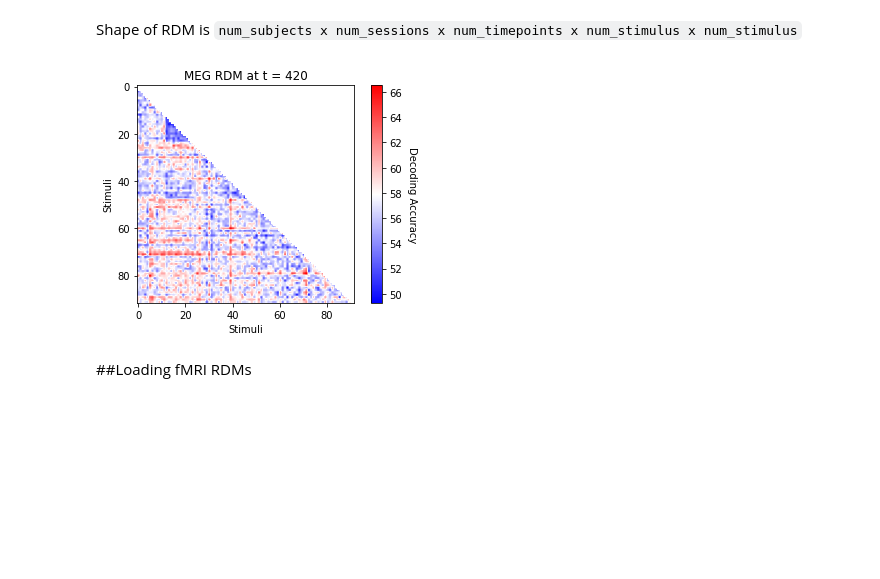
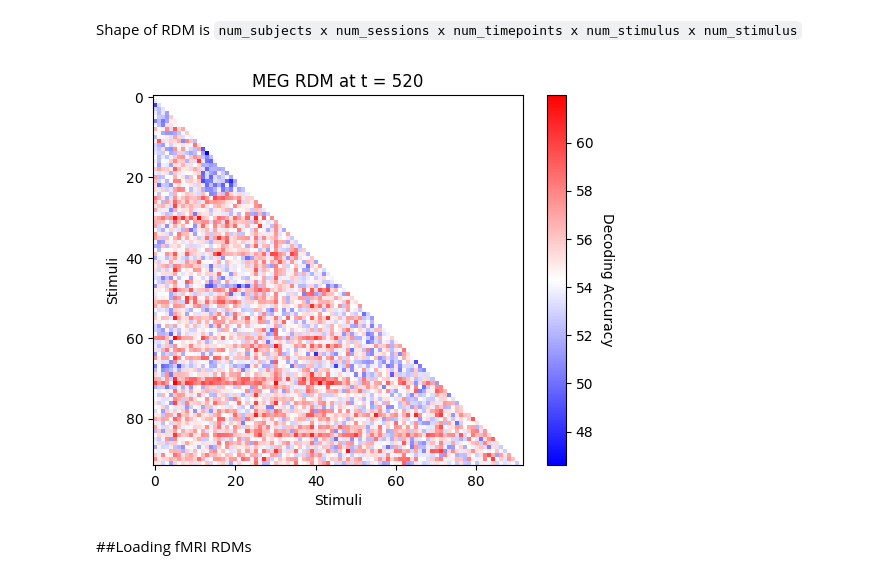
Before and after one commit to OdinViolet/Neuromatch, a Jupyter notebook: projects/fMRI/load_cichy_fMRI_MEG.ipynb, the cells around one changed output. Saved outputs shown, nothing was run; the diff lists cells and outputs as text; code cells hidden in the pictures; blank space fills up the shorter version.

```diff
--- a/projects/fMRI/load_cichy_fMRI_MEG.ipynb
+++ b/projects/fMRI/load_cichy_fMRI_MEG.ipynb
@@ -106,26 +120,26 @@ MEG_RDM_sub_averaged = np.mean(MEG_RDMs, axis=(0, 1))
 del MEG_RDMs
 # %%
 # @title visualize subject averaged MEG RDMs
-timepoint = 420  # @param {type:"slider", min:-100, max:600, step:20}
+timepoint = 520  # @param {type:"slider", min:-100, max:600, step:20}
 
 # Load RDM at a given timepoint
 # +100 as the RDMs provided are from -100ms to 1000ms after the stimulus onset
 RDM = np.array(MEG_RDM_sub_averaged[timepoint+100])
 
 # Since the matrix is symmetric we set upper triangular values to NaN
 RDM[np.triu_indices(RDM.shape[0], 1)] = np.nan
 
 # plot the RDM at given timepoint
 plt.imshow(RDM, cmap="bwr")
 plt.title("MEG RDM at t = " + str(timepoint))
 cbar = plt.colorbar()
 plt.xlabel("Stimuli")
 plt.ylabel("Stimuli")
 cbar.ax.get_yaxis().labelpad = 15
 cbar.ax.set_ylabel('Decoding Accuracy', rotation=270)
 plt.show()
 # %% [output]
-[figure, old version]
+[figure, new version]
 # %% [markdown]
 ##Loading fMRI RDMs
 # %%
```
Also changed, not shown: parts of 9 cells of this notebook.
